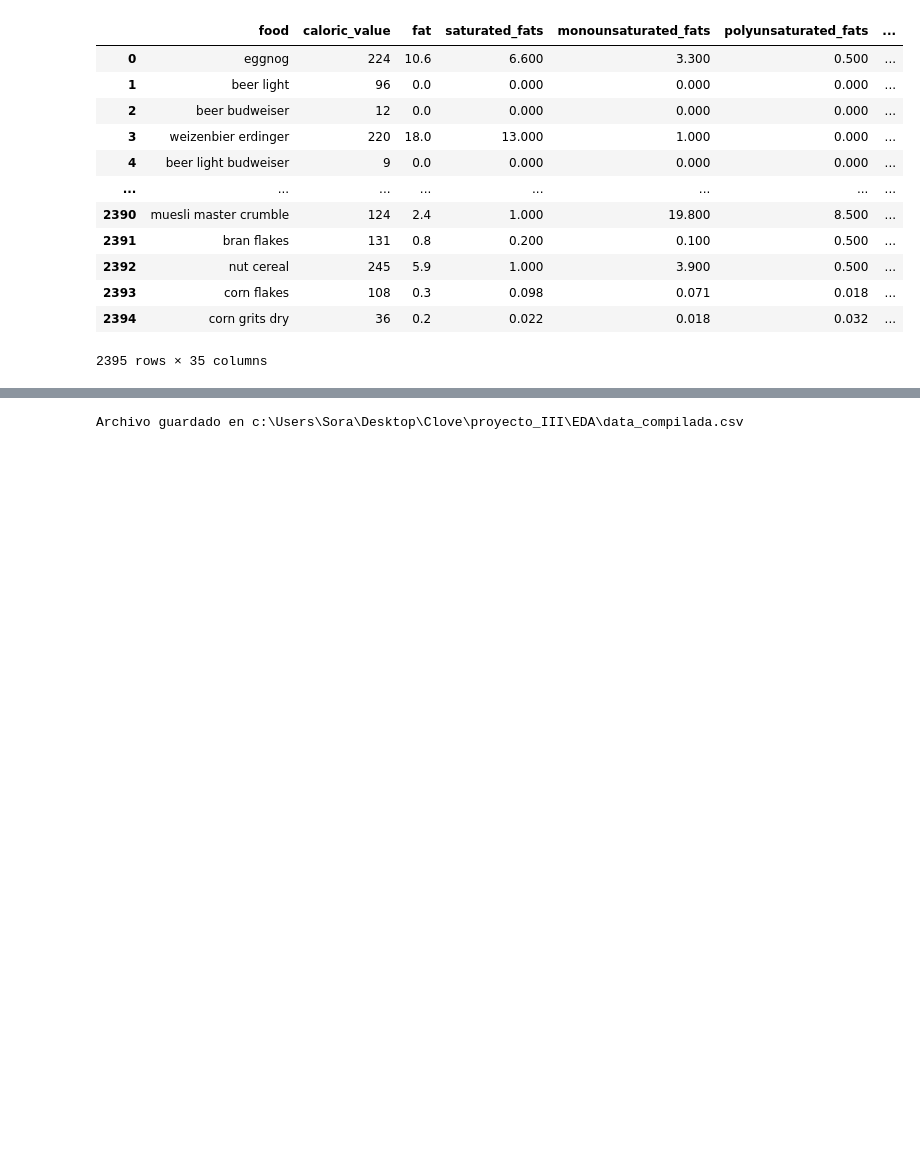
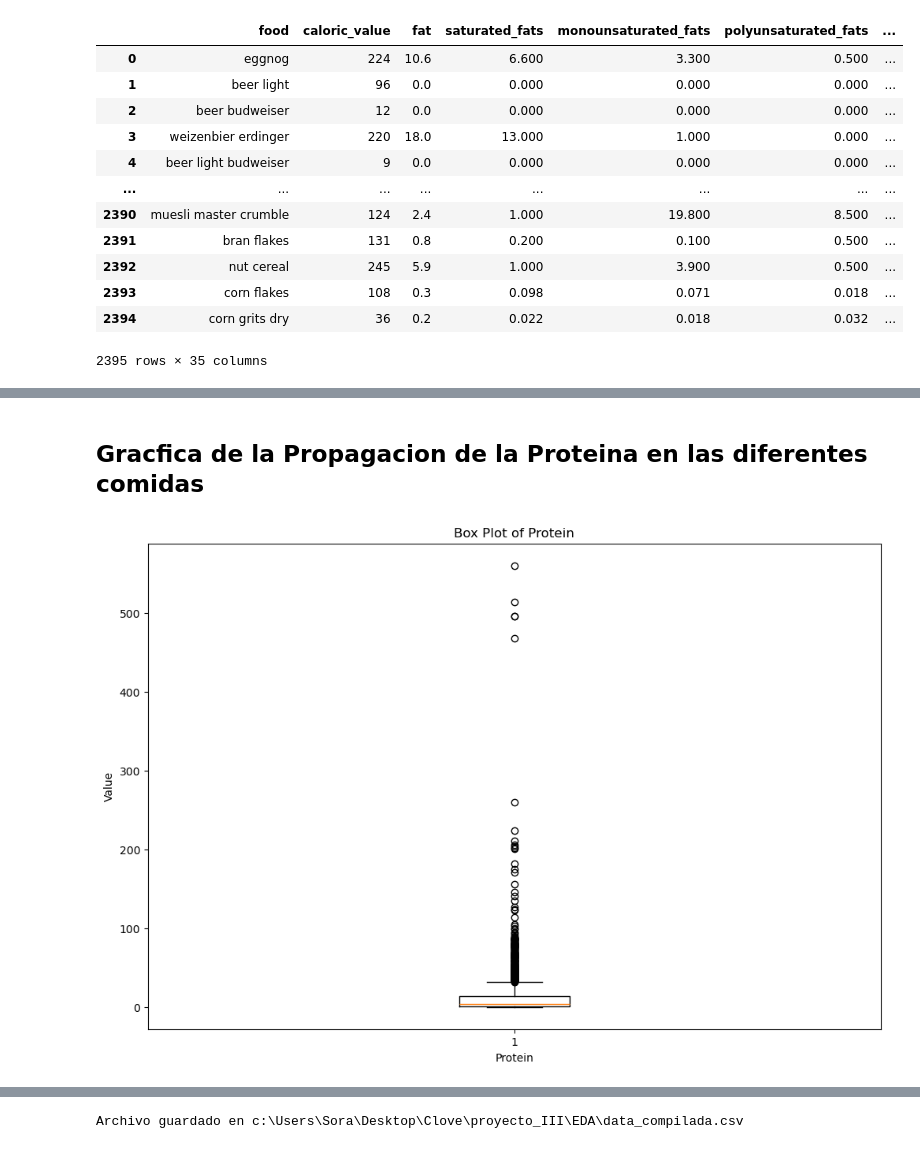
Before and after one commit to davip25/proyecto_III, a Jupyter notebook: proyecto_III.ipynb, the cells around one changed output, grey strips where cells are left out. Saved outputs shown, nothing was run; the diff lists cells and outputs as text; code cells hidden in the pictures; blank space fills up the shorter version.

```diff
--- a/proyecto_III.ipynb
+++ b/proyecto_III.ipynb
@@ -217,0 +229,13 @@ data_compilada.iloc[40:-40].sample(40)
+# %% [markdown]
+## Gracfica de la Propagacion de la Proteina en las diferentes comidas
+# %%
+import matplotlib.pyplot as plt
+
+plt.figure(figsize=(12, 8))
+plt.boxplot(data_compilada['protein'])
+plt.xlabel('Protein')
+plt.ylabel('Value')
+plt.title('Box Plot of Protein')
+plt.show()
+# %% [output]
+[figure, added]
```
Also changed, not shown: parts of 7 cells of this notebook.
